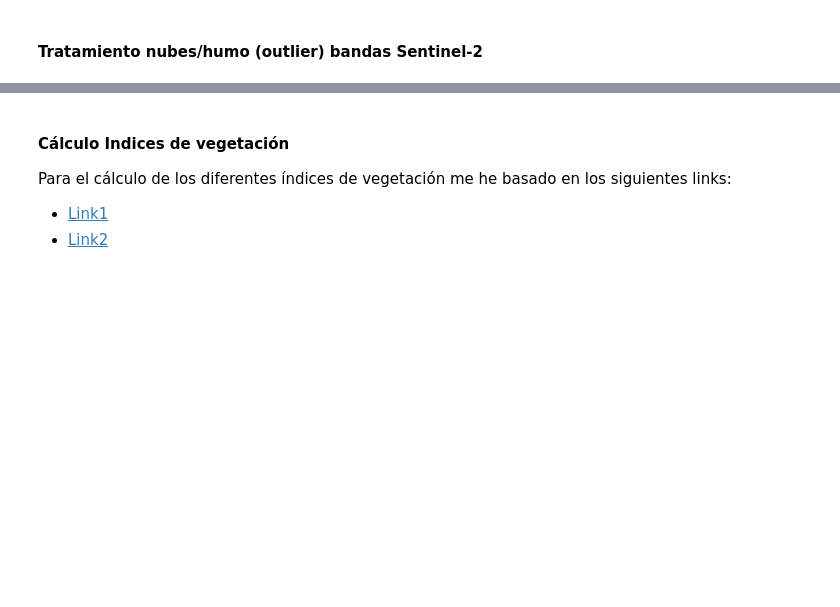
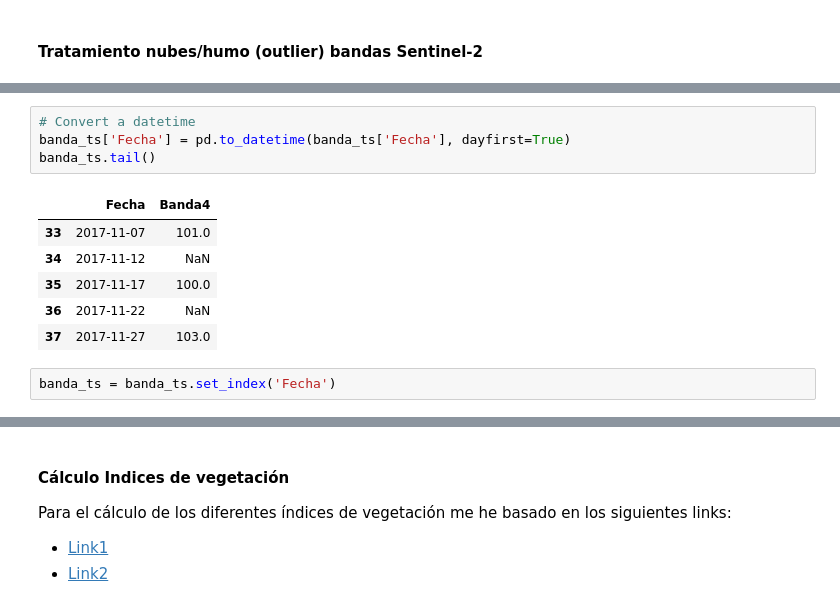
Before and after one commit to federicoabait/south_africa_crop_types_competition_s2_challenge, a Jupyter notebook: 03_Radiant_Earth_Spot_the_Crop_Preprocessing_Pipeline.ipynb, the cells around one changed output, grey strips where cells are left out. Cells and saved outputs as stored; diff of their text form; blank space fills up the shorter version.

```diff
--- a/03_Radiant_Earth_Spot_the_Crop_Preprocessing_Pipeline.ipynb
+++ b/03_Radiant_Earth_Spot_the_Crop_Preprocessing_Pipeline.ipynb
@@ -121,0 +130,13 @@ len(features)
+# %%
+# Convert a datetime
+banda_ts['Fecha'] = pd.to_datetime(banda_ts['Fecha'], dayfirst=True)
+banda_ts.tail()
+# %% [output]
+|  | Fecha | Banda4 |
+| 33 | 2017-11-07 | 101.0 |
+| 34 | 2017-11-12 | NaN |
+| 35 | 2017-11-17 | 100.0 |
+| 36 | 2017-11-22 | NaN |
+| 37 | 2017-11-27 | 103.0 |
+# %%
+banda_ts = banda_ts.set_index('Fecha')
```
Also changed, not shown: parts of 29 cells of this notebook.
